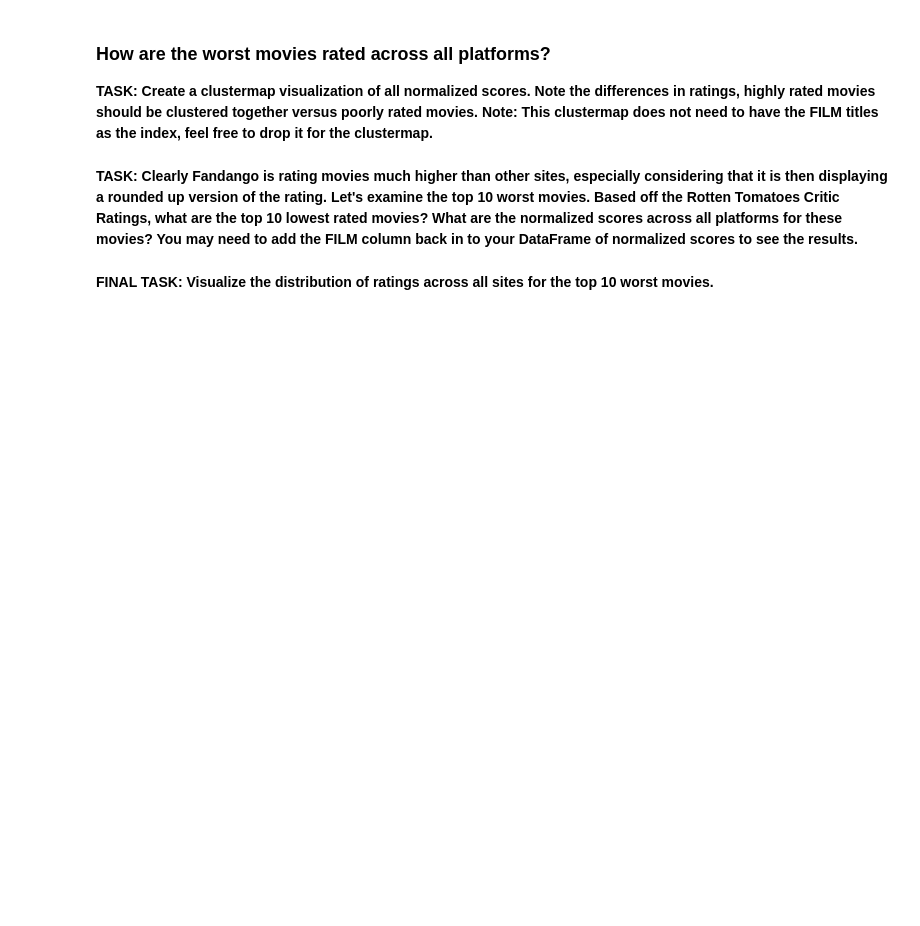
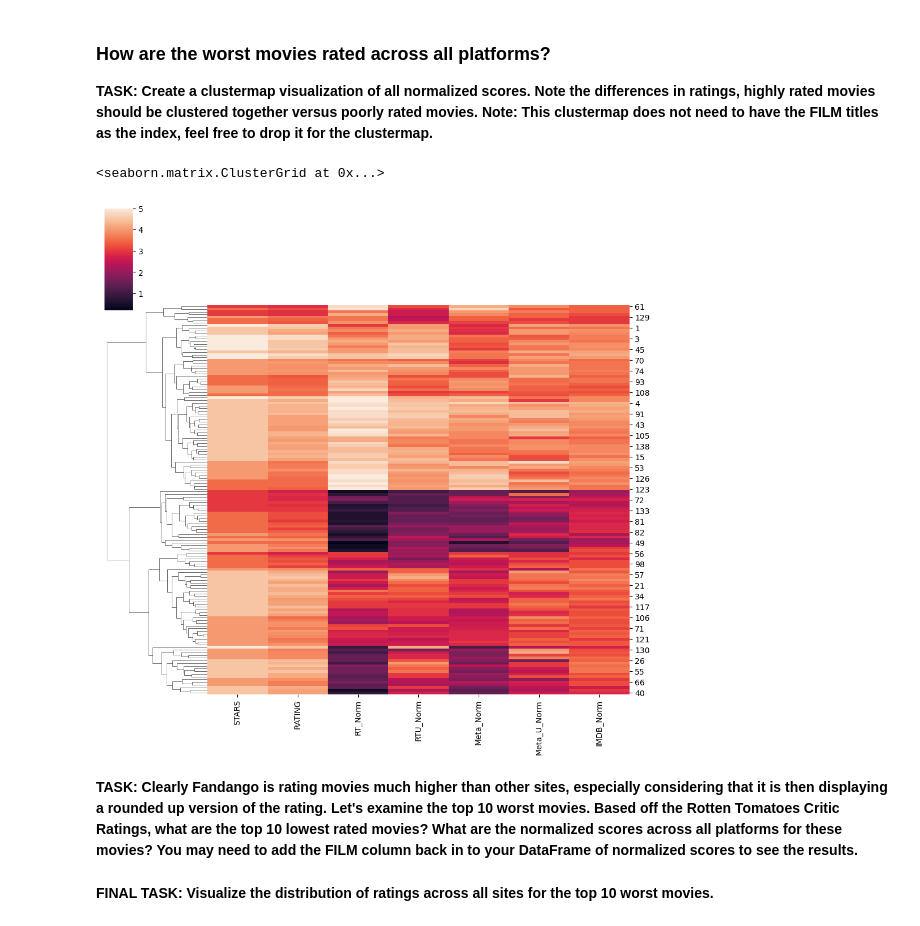
Before and after one commit to adityapatel14/movie-ratings-bias-study, a Jupyter notebook: 00-Capstone-Project.ipynb, the cells around one changed output. Cells and saved outputs as stored; diff of their text form; code cells hidden in the pictures; blank space fills up the shorter version.

```diff
--- a/00-Capstone-Project.ipynb
+++ b/00-Capstone-Project.ipynb
@@ -571,2 +572,7 @@ This will become an error in seaborn v0.14.0; please update your code.
+# %%
+sns.clustermap(data=norm_scores,,col_cluster=False)
+# %% [output]
+<seaborn.matrix.ClusterGrid at 0x...>
+[figure, added]
 # %% [markdown]
 **TASK: Clearly Fandango is rating movies much higher than other sites, especially considering that it is then displaying a rounded up version of the rating. Let's examine the top 10 worst movies. Based off the Rotten Tomatoes Critic Ratings, what are the top 10 lowest rated movies? What are the normalized scores across all platforms for these movies? You may need to add the FILM column back in to your DataFrame of normalized scores to see the results.**
```
Also changed, not shown: parts of 11 cells of this notebook.
